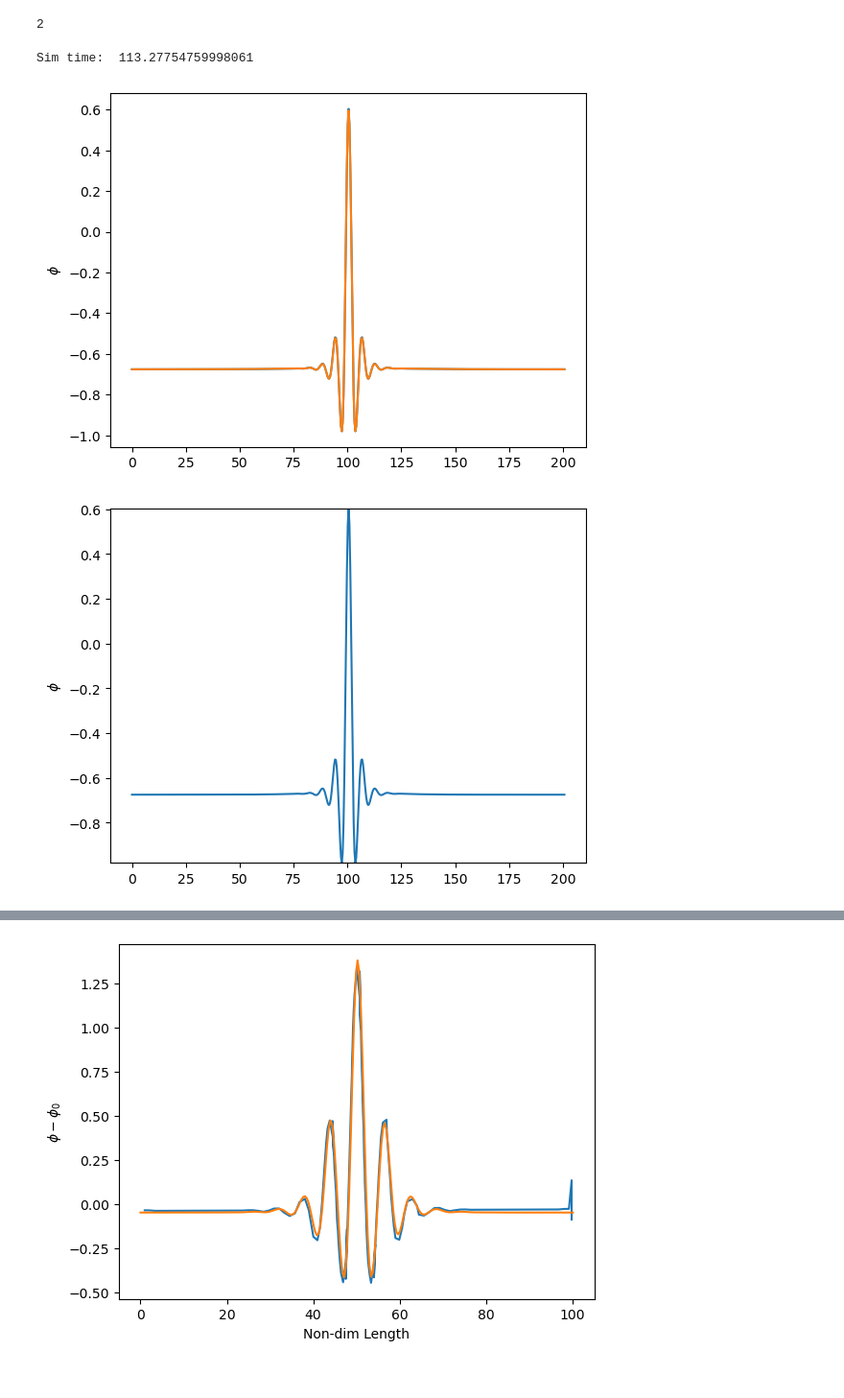
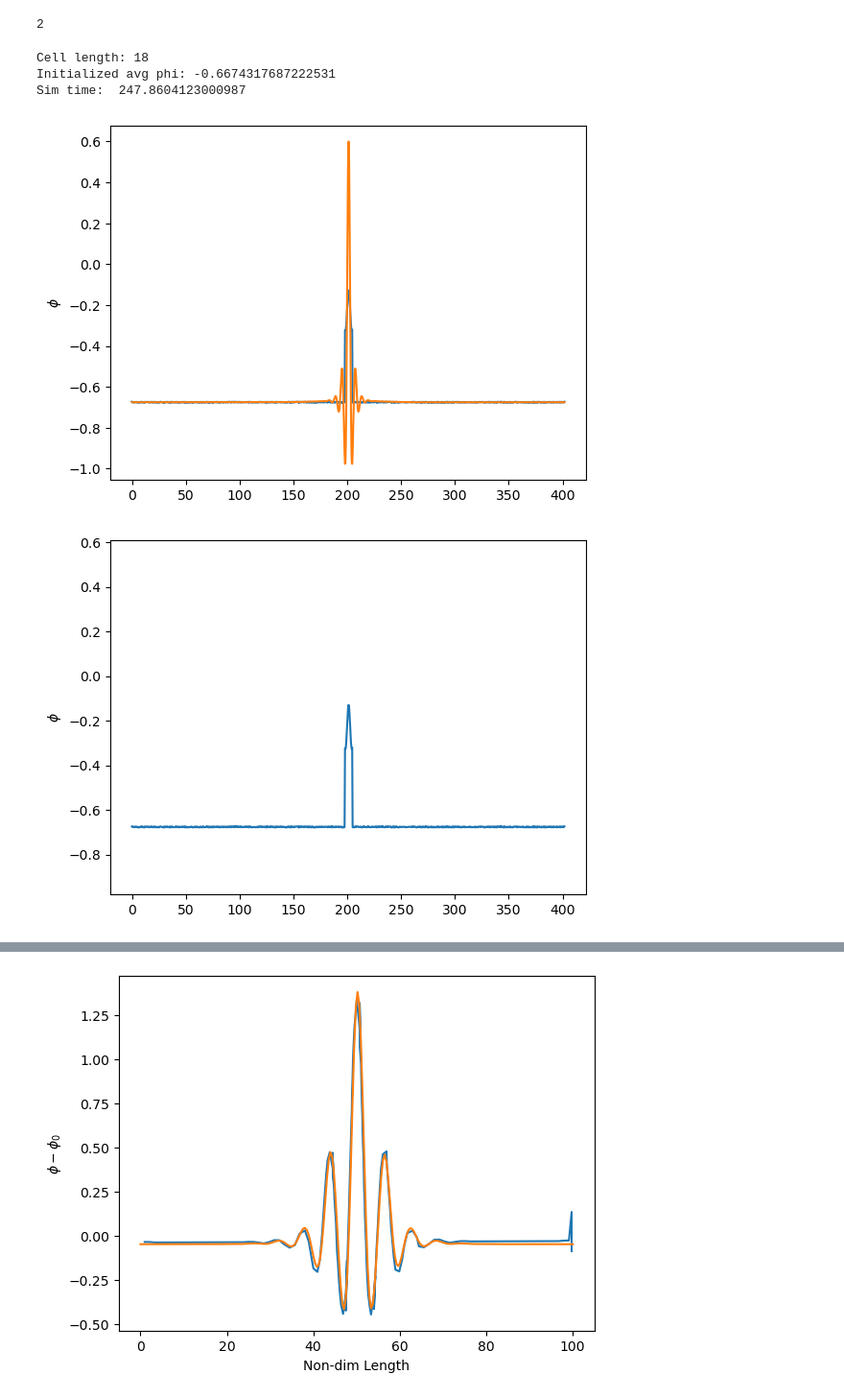
Before and after one commit to Twomac/pattern-formation-and-cellular-growth, a Jupyter notebook: Pystencils 1D Smectic Layering - 2D Special Case.ipynb, the cells around one changed output, grey strips where cells are left out. Shown at 96% size. Saved outputs shown, nothing was run; the diff lists cells and outputs as text; code cells hidden in the pictures.

```diff
--- a/Pystencils 1D Smectic Layering - 2D Special Case.ipynb
+++ b/Pystencils 1D Smectic Layering - 2D Special Case.ipynb
@@ -13,12 +13,12 @@ import math
 import time
 %matplotlib inline
 # %%
-grid_points = 512
+grid_points = 1024
 dh = ps.create_data_handling(domain_size=(grid_points, 1), periodicity=True)  # able to organize data on 256x256 lattice
 μ_field = dh.add_array('mu', latex_name='μ', ghost_layers=2)  # chemical potential (functional derivative of free energy)
 c_field = dh.add_array('c', ghost_layers=2)  # raw concentration that free energy depends on
 # %%
-ε, q_0, γ = sp.symbols("ε q_0 γ")
+ε = sp.symbols("ε")
 
 c = c_field.center
 μ = μ_field.center
@@ -115,6 +117,7 @@ fourth_grad_mixed_discretized = 2*discretize_2ndorderPDEs(fourth_grad_mixed)
 
 
 μ_interface_deformation_discretized = fourth_grad_0_discretized + fourth_grad_1_discretized + fourth_grad_mixed_discretized
+μ_interface_deformation_discretized = ps.fd.expand_diff_linear(μ_interface_deformation_discretized)
 μ_interface_deformation_discretized
 # %% [output]
 $\displaystyle 42.049463315187 {c}_{(2,0)} + 42.049463315187 {c}_{(0,2)} + 42.049463315187 {c}_{(0,-2)} + 42.049463315187 {c}_{(-2,0)} + 840.989266303741 {c}_{(0,0)} - 336.395706521496 {c}_{(1,0)} - 336.395706521496 {c}_{(0,1)} + 84.0989266303741 {c}_{(1,1)} + 84.0989266303741 {c}_{(-1,1)} - 336.395706521496 {c}_{(0,-1)} + 84.0989266303741 {c}_{(1,-1)} + 84.0989266303741 {c}_{(-1,-1)} - 336.395706521496 {c}_{(-1,0)}$
@@ -242,24 +245,26 @@ def full_run(initialize=True, amp=1/10):
 # %%
 # in this cell we do a full run and subsequently save the animation
 
-average_phi=-0.66
-total_steps=5000000
+average_phi=-0.667
+total_steps=8000000
 total_frames=1000
 full_evolution = np.zeros((total_frames, grid_points))
-init_bool = False
+init_bool = True
 amp = 1/10
 
 full_run(initialize=init_bool,amp=amp)
 
 fig,ax = plt.subplots()
 line, = ax.plot(domain_points,full_evolution[0])
 ax.set_ylim(np.min(full_evolution),np.max(full_evolution))
 plt.ylabel(r'$\phi$')
 
 anim = animation.FuncAnimation(fig, animate, interval=0.05, frames=total_frames-1)
 
 anim.save(r'C:\Users\taylo\UU Thesis - Smectodynamics of Dividing Cells\Pystencils Videos\1D' + f' eps={epsilon} phi0={average_phi} amp={np.round(amp,3)}' + '.mp4', writer=animation.FFMpegWriter(fps=60))
 # %% [output]
-Sim time:  113.27754759998061
+Cell length: 18
+Initialized avg phi: -0.6674317687222531
+Sim time:  247.8604123000987
-[figure, old version]
+[figure, new version]
-[figure, old version]
+[figure, new version]
```
Also changed, not shown: parts of 15 cells of this notebook, 10 other files.
